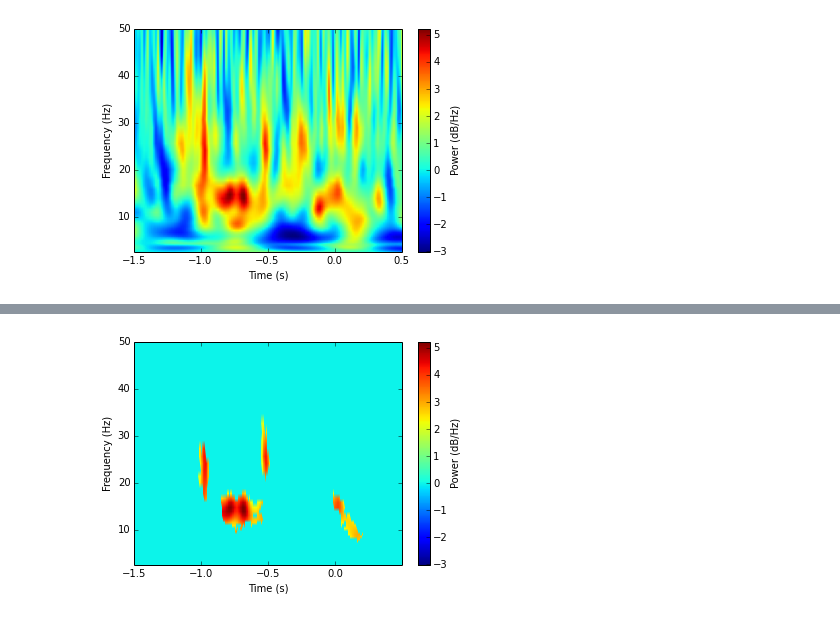
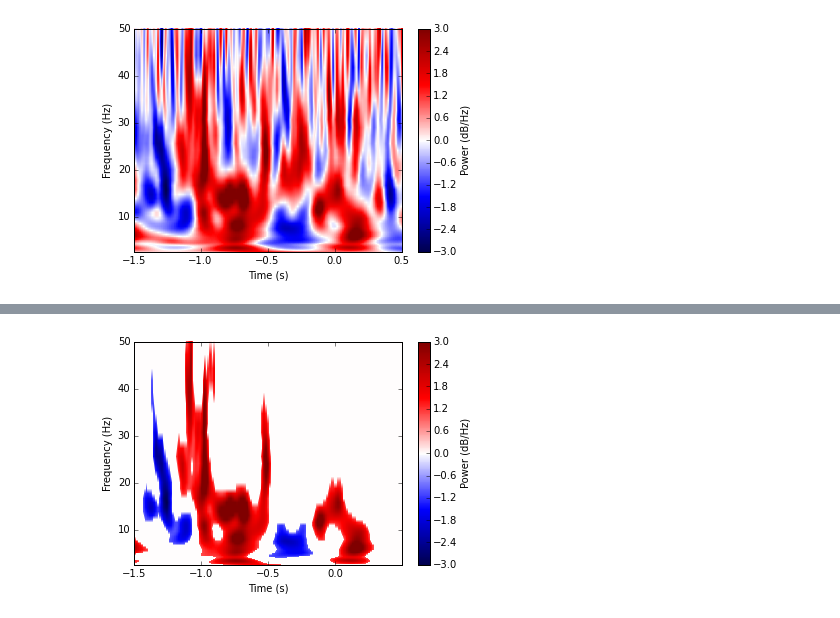
Before and after one commit to jmxpearson/physutils, a Jupyter notebook: examples/bootstrap_significance_integration_test.ipynb, the cells around one changed output, grey strips where cells are left out. Cells and saved outputs as stored; diff of their text form; code cells hidden in the pictures.

Commit message:
integration test now working with F-stat tests

```diff
--- a/examples/bootstrap_significance_integration_test.ipynb
+++ b/examples/bootstrap_significance_integration_test.ipynb
@@ -31,16 +28,24 @@ nf = phys.norm_by_mean(baseline_interval)
 contr_tf, fig = lfp.contrast_time_frequency('17', [stops, pops],
                                             Tpre, Tpost,
                                             method='wav',
-                                            normfun=nf,
-                                            freqs=freqs)
+                                            normfun=None,
+                                            freqs=freqs,
+                                            clim=(-3, 3),
+                                            cmap='seismic')
 # %% [output]
-[figure, old version]
+[figure, new version]
 # %%
 %%time
+lothresh = 0.15
+hithresh = 0.85
+thresh = (lothresh, hithresh)
 mcontr, fig = lfp.significant_time_frequency('17', [stops, pops],
                                              Tpre, Tpost, thresh,
                                              niter=100, method='wav',
                                              doplot=True,
-                                             normfun=nf,
-                                             freqs=freqs)
+                                             normfun=None,
+                                             freqs=freqs, clim=(-3, 3),
+                                             cmap='seismic',
+                                             diff_fun=boot.F_stat,
+                                             mass_fun=boot.log_F_stat)
 # %% [output]
@@ -49 +54 @@ Wall time: 2min 33s
-[figure, old version]
+[figure, new version]
```
Also changed, not shown: parts of 3 cells of this notebook, 1 other file.
